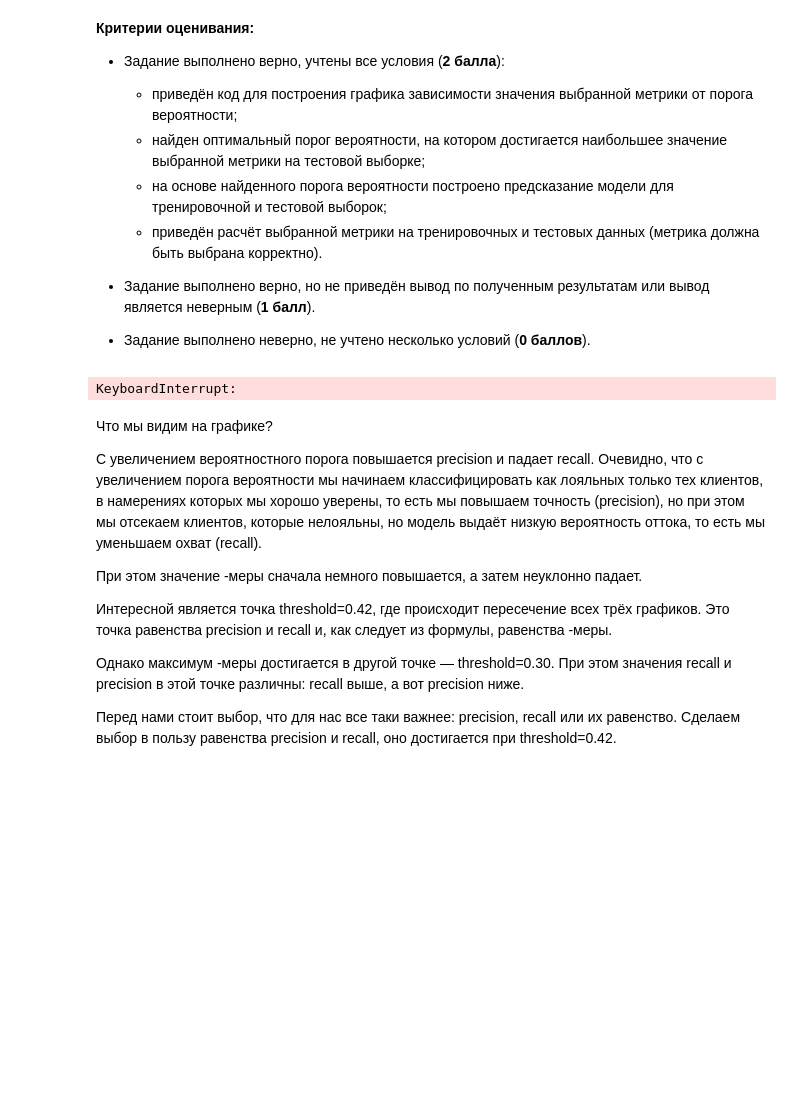
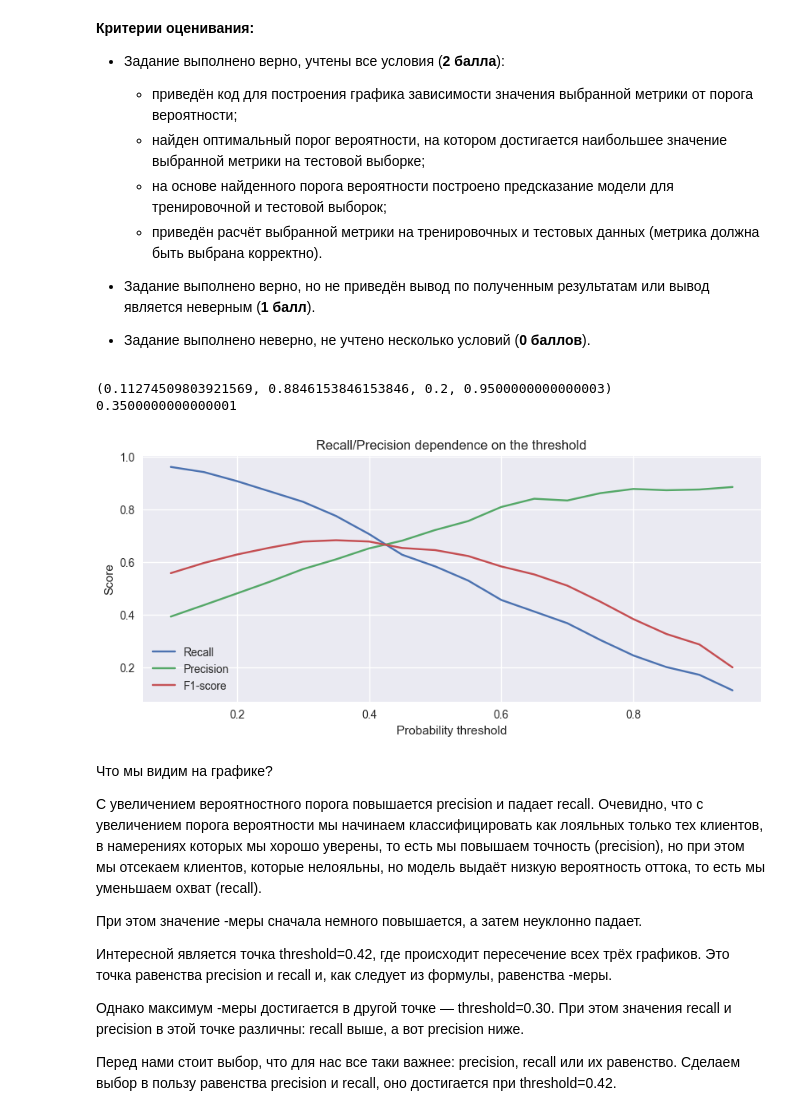
Before and after one commit to Lepnik/data_science_lnv, a Jupyter notebook: ML/ML-3/ML-3._Практика._Ноутбук-Lepnik.ipynb, the cells around one changed output. Drawn from its saved outputs; the diff is of its cells as text; code cells hidden in the pictures; blank space fills up the shorter version.

```diff
--- a/ML/ML-3/ML-3._Практика._Ноутбук-Lepnik.ipynb
+++ b/ML/ML-3/ML-3._Практика._Ноутбук-Lepnik.ipynb
@@ -662,42 +667,49 @@ for threshold in thresholds:
 #предсказание меток классов для тренировочной и тестовой выборок
 y_test_proba_pred_poly = log_reg_poly.predict_proba(X_test_poly)[:, 1]
 #Для удобства завернем numpy-массив в pandas Series
 y_test_proba_pred_poly = pd.Series(y_test_proba_pred_poly)
 #Создадим списки, в которых будем хранить значения метрик
 recall_scores_poly = []
 precision_scores_poly = []
 f1_scores_poly = []
+max_thresh_F1 = {}
+
 #Сгенерируем набор вероятностных порогов в диапазоне от 0.1 до 1
 thresholds = np.arange(0.1, 1, 0.05)
 #В цикле будем перебирать сгенерированные пороги
 for threshold in thresholds:
     #В противном случае - к классу 0
     y_test_pred_poly_thresh = y_test_proba_pred_poly.apply(lambda x: 1 if x>threshold else 0)
     #Считаем метрики и добавляем их в списки
-    while metrics.recall_score(y_test, y_test_pred_poly_thresh) > metrics.precision_score(y_test, y_test_pred_poly_thresh):
-        recall_scores_poly.append(metrics.recall_score(y_test, y_test_pred_poly_thresh))
-        precision_scores_poly.append(metrics.precision_score(y_test, y_test_pred_poly_thresh))
-        f1_scores_poly.append(metrics.f1_score(y_test, y_test_pred_poly_thresh))
-    print(recall_scores_poly[-1],precision_scores_poly[-1], f1_scores_poly[-1])
-    #0.5392156862745098 0.5670103092783505 0.5527638190954773 => 0.42000000000000004 - threshold
-    #0.5877712031558185 => 0.30000000000000004 f1-max meaning
+    recall_scores_poly.append(metrics.recall_score(y_test, y_test_pred_poly_thresh))
+    precision_scores_poly.append(metrics.precision_score(y_test, y_test_pred_poly_thresh))
+    f1_scores_poly.append(metrics.f1_score(y_test, y_test_pred_poly_thresh))
+    if recall_scores_poly[-1] < precision_scores_poly[-1]:
+        thresh_cross = (recall_scores_poly[-1], precision_scores_poly[-1], f1_scores_poly[-1], threshold)
+    max_thresh_F1.update({f1_scores_poly[-1]:threshold})
+print(thresh_cross)
+print(max_thresh_F1.get(max(f1_scores_poly)))
+    #0.45000000000000007 - threshold
+    #0.6825053995680346 => 0.3500000000000001 f1-max meaning
 
-#Визуализируем метрики при различных threshold
+#Визуализируем все метрики при различных threshold для наглядности
 fig, ax = plt.subplots(figsize=(10, 4)) #фигура + координатная плоскость
 #Строим линейный график зависимости recall от threshold
 ax.plot(thresholds, recall_scores_poly, label='Recall')
 #Строим линейный график зависимости precision от threshold
 ax.plot(thresholds, precision_scores_poly, label='Precision')
 
 #Строим линейный график зависимости F1 от threshold
 ax.plot(thresholds, f1_scores_poly, label='F1-score')
 #Даем графику название и подписи осям
 ax.set_title('Recall/Precision dependence on the threshold')
 ax.set_xlabel('Probability threshold')
 ax.set_ylabel('Score')
 ax.legend();
 # %% [output]
-KeyboardInterrupt:
+(0.11274509803921569, 0.8846153846153846, 0.2, 0.9500000000000003)
+0.3500000000000001
+[figure, added]
 # %% [markdown]
 Что мы видим на графике?
 
```
Also changed, not shown: parts of 7 cells of this notebook.
